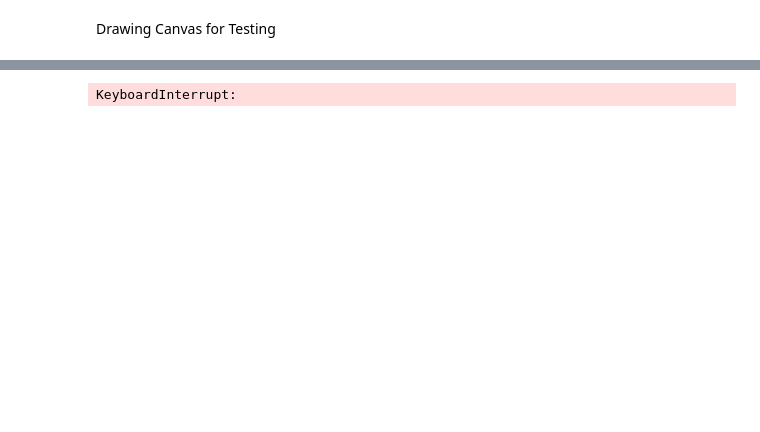
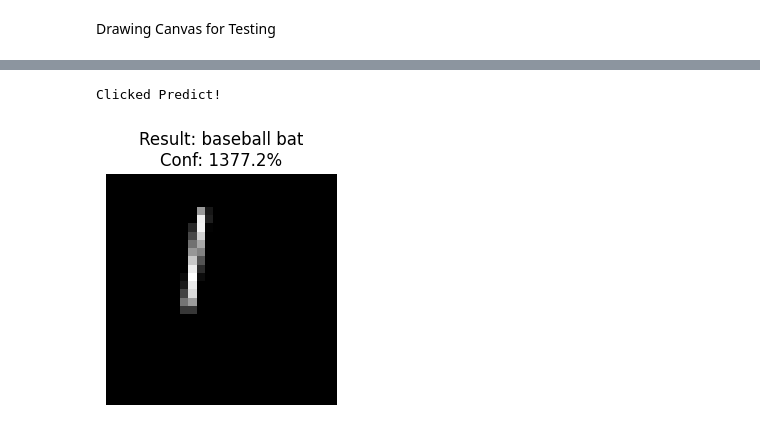
Before and after one commit to dawud-shakir/CS591-DIP, a Jupyter notebook: hw5/dawud_HW_5.ipynb, the cells around one changed output, grey strips where cells are left out. Saved outputs shown, nothing was run; the diff lists cells and outputs as text; code cells hidden in the pictures; blank space fills up the shorter version.

```diff
--- a/hw5/dawud_HW_5.ipynb
+++ b/hw5/dawud_HW_5.ipynb
@@ -257,3 +274,5 @@ Draw and click Predict...
+# %%
+device = 'cpu'
 # %%
 import numpy as np
 from IPython.display import HTML, display
@@ -325,32 +344,34 @@ def get_prediction():
         # Match the QuickDraw format (0 to 1 range)
         img_tensor = torch.from_numpy(img_28).float() / 255.0
         # normalization
-        img_tensor = (img_tensor - 0.5) / 0.5
+        img_tensor = (img_tensor - mean) / std
+        # img_tensor = (img_tensor - 0.5) / 0.5
         img_tensor = img_tensor.unsqueeze(0).unsqueeze(0).to(device)
 
         # Prediction
         model.eval()
         with torch.no_grad():
             output_logits = model(img_tensor)
             if isinstance(criterion, nn.NLLLoss):
                 output_logits = torch.softmax(output_logits, dim=1)
             prob, pred_idx = torch.max(output_logits, 1)
 
         # Visual Result
         # Mapping index back to class name
         label = categories[pred_idx.item()] if 'categories' in globals() else pred_idx.item()
 
         plt.figure(figsize=(3, 3))
         plt.imshow(img_28, cmap='gray')
         plt.title(f"Result: {label}\nConf: {prob.item()*100:.1f}%")
         plt.axis('off')
         plt.show()
 
     except Exception as e:
         print(f"Error: {e}")
 
 # Run the test
 get_prediction()
 # %% [output]
 [interactive output not drawn]
-KeyboardInterrupt:
+Clicked Predict!
+[figure, added]
```
Also changed, not shown: parts of 4 cells of this notebook.
